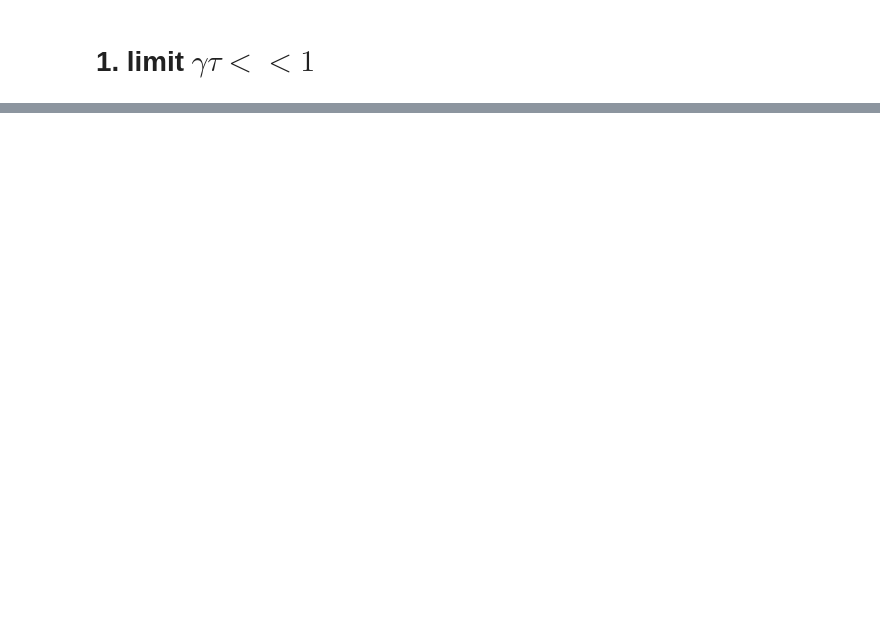
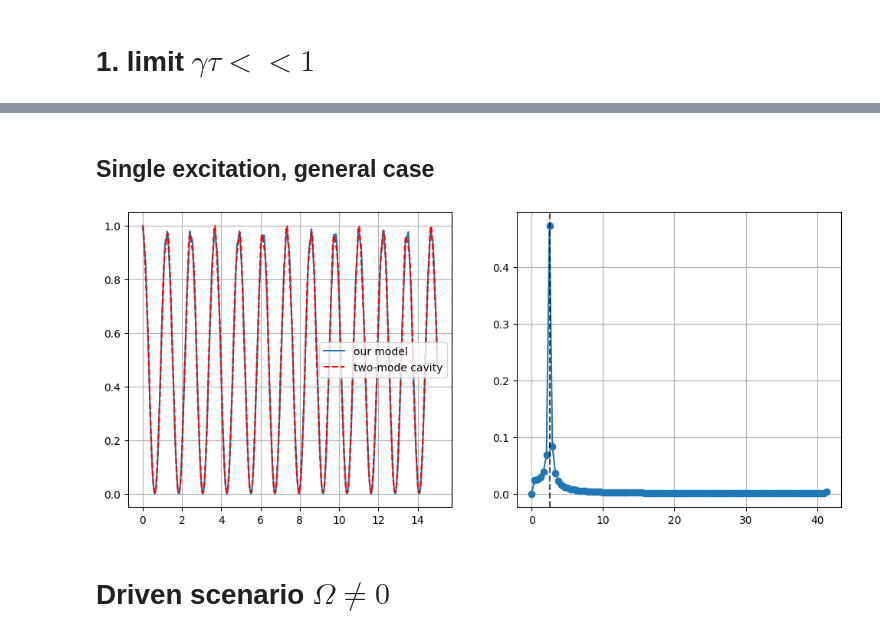
Before and after one commit to Taitoos2/Non_Markovian_Cavity, a Jupyter notebook: Article_notebook.ipynb, the cells around one changed output, grey strips where cells are left out. Drawn from its saved outputs; the diff is of its cells as text; code cells hidden in the pictures; blank space fills up the shorter version.

```diff
--- a/Article_notebook.ipynb
+++ b/Article_notebook.ipynb
@@ -182,0 +104,46 @@ plt.show()
+# %% [markdown]
+## Single excitation, general case
+# %%
+#  parameter definition, resonant condition
+
+gamma = 1
+tau = 0.15
+phi = 2*np.pi
+t_max = 100*tau
+dt = tau/50
+
+DELTA = 0.5
+
+
+w_ref = np.sqrt(gamma/tau)
+# %%
+cavity = new_cav_model(gamma,phi,tau,0)
+cavity.evolve(t_max,dt)
+t,e = cavity.excited_state([1,0])
+sigma=cavity.s_array
+
+w,prueba = fourier_transform_matrix(t,sigma,200)
+# %%
+om_emitter = phi/tau
+delta=np.pi/(tau)*np.sin(phi)
+g=np.sqrt(gamma/tau)
+exact=two_modes_cavity(om_emitter,om_emitter,1.5*om_emitter,g,g,0,om_emitter,3)
+pe,_,_=exact.evolve(t)
+# %%
+fig,axs = plt.subplots(1,2,figsize=(12,5))
+axs[0].plot(t,e,label='our model')
+axs[0].plot(t,pe,'r--',label='two-mode cavity')
+#axs[0].plot(t,0.87+0.13*np.cos(w_ref/2*t)**2)
+axs[0].grid()
+axs[0].legend()
+
+axs[1].plot(w,np.abs(prueba[:,2]),'-o')
+axs[1].axvline(w_ref,linestyle = '--',color='k',alpha=0.7)
+axs[1].grid()
+#axs[1].set_xlim(25,50)
+
+plt.show()
+# %% [output]
+[figure, added]
+# %% [markdown]
+# Driven scenario $\Omega \neq 0 $
```
Also changed, not shown: parts of 42 cells of this notebook.
